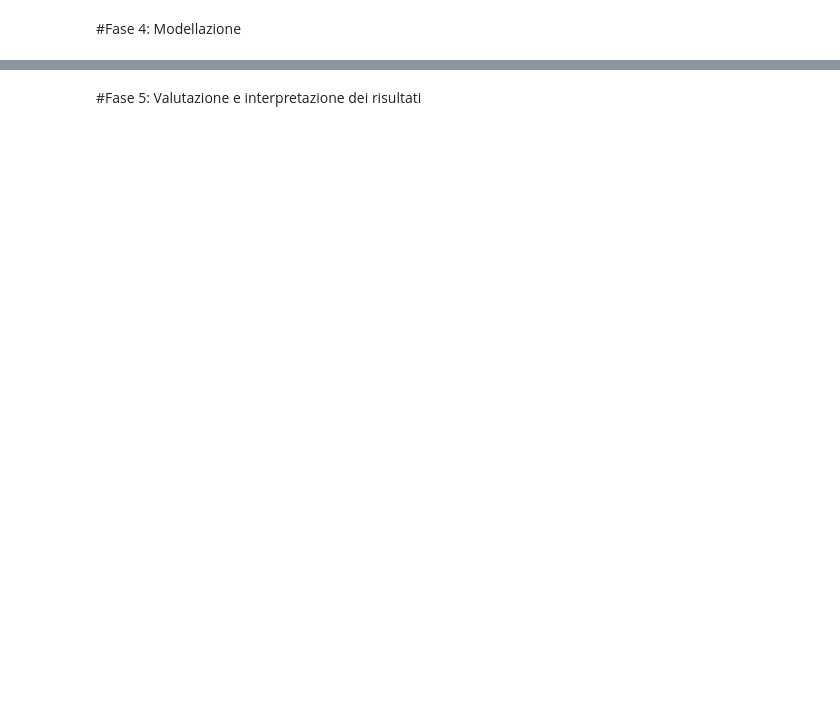
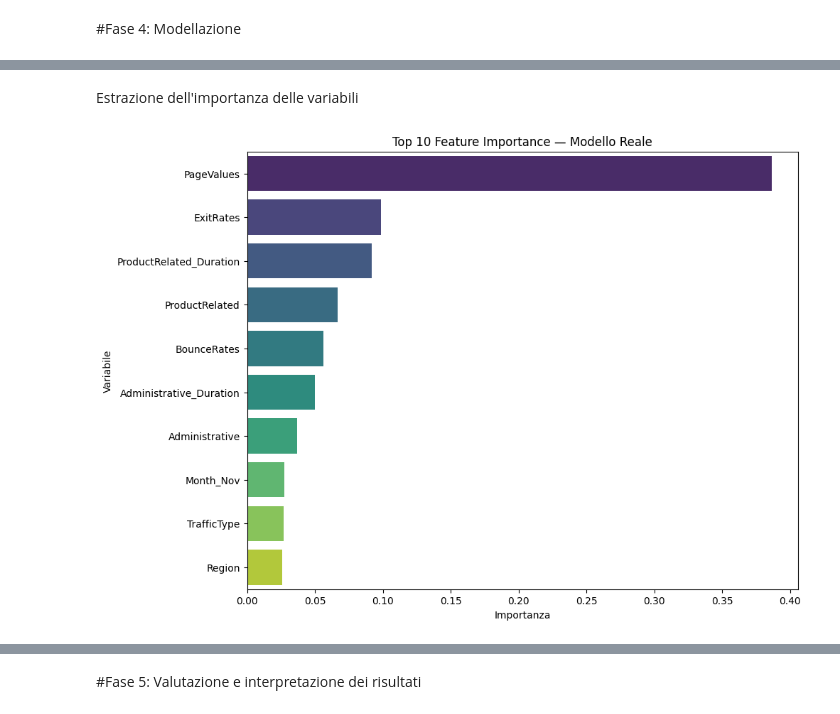
Before and after one commit to carlottaforza03/Progetto-IntroDSePC-Gruppo-6, a Jupyter notebook: notebooks/Progetto_IntroDSePC_gruppo_6.ipynb, the cells around one changed output, grey strips where cells are left out. Saved outputs shown, nothing was run; the diff lists cells and outputs as text; code cells hidden in the pictures; blank space fills up the shorter version.

```diff
--- a/notebooks/Progetto_IntroDSePC_gruppo_6.ipynb
+++ b/notebooks/Progetto_IntroDSePC_gruppo_6.ipynb
@@ -514,0 +714,21 @@ Il grafico a barre mostra in modo immediato che gli utenti che completano un acq
+# %%
+# 1. Conversione booleane → int (False=0, True=1)
+shopping['Weekend'] = shopping['Weekend'].astype(int)
+shopping['Revenue'] = shopping['Revenue'].astype(int)
+
+# 2. One-Hot Encoding per Month (variabile nominale, senza ordine)
+columns_to_encode = ['Month', 'VisitorType']
+shopping = pd.get_dummies(shopping, columns=columns_to_encode, drop_first=True)
+shopping = shopping.astype(int)
+
+# 4. Separazione features e target
+X = shopping.drop(columns=['Revenue'])
+y = shopping['Revenue']
+
+# 5. Train/test split
+X_train, X_test, y_train, y_test = train_test_split(X, y, test_size=0.2, random_state=42, stratify=y)
+
+# 6. Scaling (NECESSARIO per SVM e k-NN, neutro per Random Forest)
+scaler = StandardScaler()
+X_train_scaled = scaler.fit_transform(X_train)
+X_test_scaled = scaler.transform(X_test)  # solo transform, mai fit!
@@ -514,0 +902,23 @@ Il grafico a barre mostra in modo immediato che gli utenti che completano un acq
+# %% [markdown]
+Estrazione dell'importanza delle variabili
+# %%
+importanza_variabili_onesta = pd.DataFrame({
+    "feature": variabili_indipendenti_pulite.columns,
+    "importanza": modello_rf_onesto.feature_importances_
+}).sort_values("importanza", ascending=False)
+
+plt.figure(figsize=(10, 8))
+sns.barplot(
+    data=importanza_variabili_onesta.head(10),
+    x="importanza",
+    y="feature",
+    hue="feature",
+    palette="viridis",
+    legend=False
+)
+plt.title("Top 10 Feature Importance — Modello Reale")
+plt.xlabel("Importanza")
+plt.ylabel("Variabile")
+plt.show()
+# %% [output]
+[figure, added]
```
Also changed, not shown: parts of 81 cells of this notebook.
